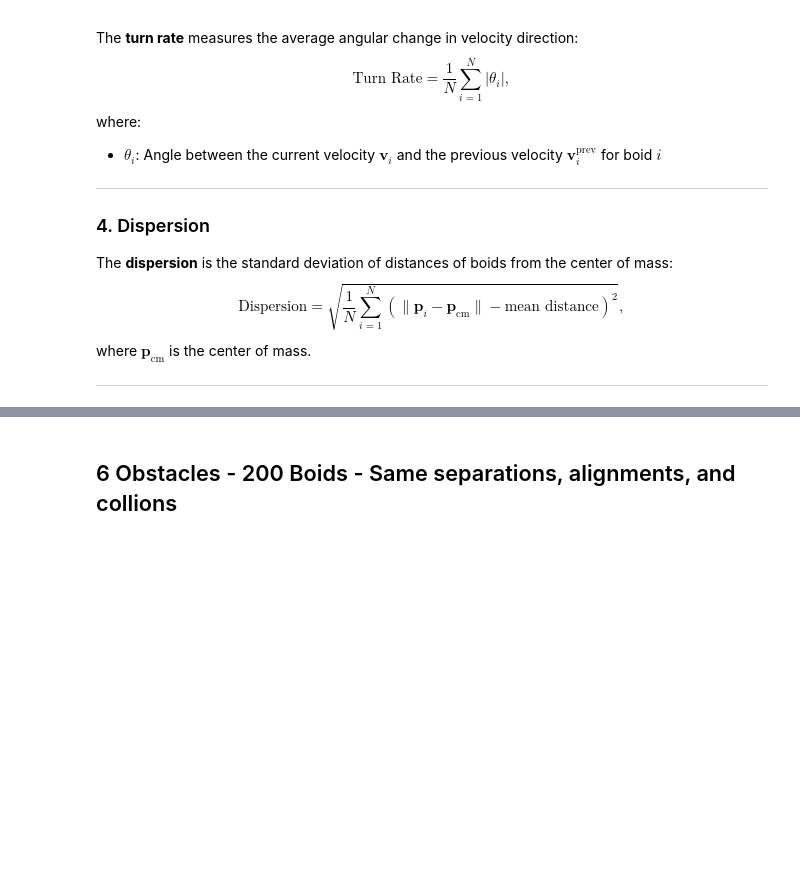
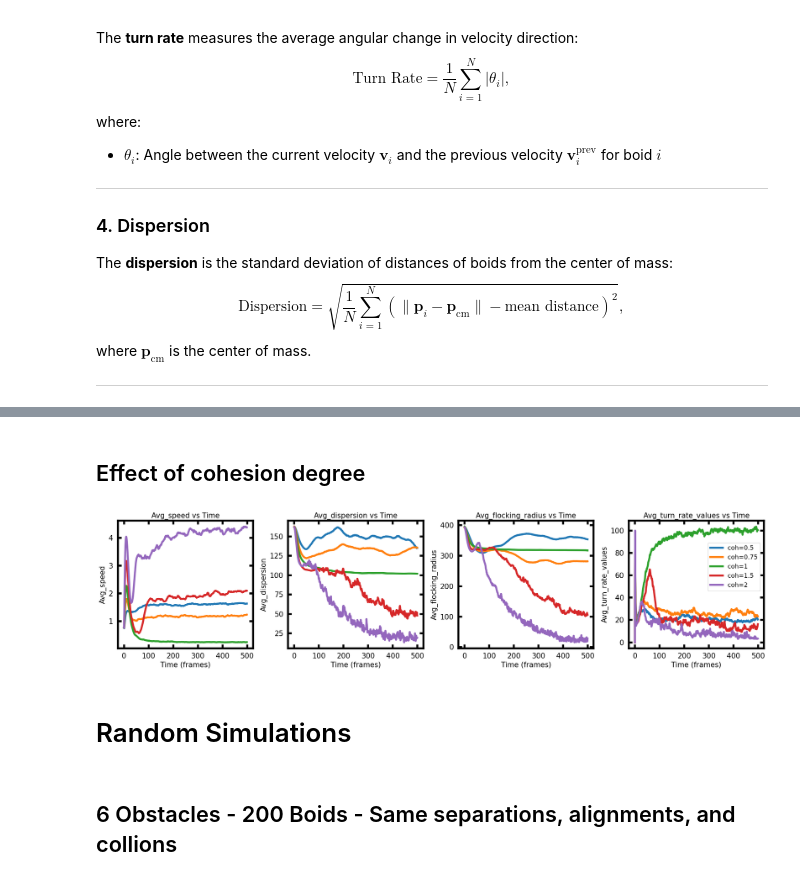
Before and after one commit to ChuongQuoc1413017/Boids_Simulation, a Jupyter notebook: Boids_Simulation-Final Version.ipynb, the cells around one changed output, grey strips where cells are left out. Drawn from its saved outputs; the diff is of its cells as text; code cells hidden in the pictures; blank space fills up the shorter version.

```diff
--- a/Boids_Simulation-Final Version.ipynb
+++ b/Boids_Simulation-Final Version.ipynb
@@ -951,0 +1061,51 @@ if __name__ == "__main__":
+# %% [markdown]
+## Effect of cohesion degree
+# %%
+SEPARATION = 1 # The degree to which Boids try to maintain distance from one another
+ALIGNMENT = 1 # The degree to which Boids try to align themselves with the average direction of nearby Boids
+COHESIONS = [0.5, 0.75, 1, 1.5, 2]  # The degree to which Boids try to move towards the average position of nearby Boids
+# %%
+if __name__ == "__main__":
+    data_cohesion = []
+    for value in COHESIONS:
+        COHESION = value
+        # Running the Monte Carlo simulation
+        sim = Simulation(NUM_BOIDS, NUM_OBSTACLES, NUM_ITERATIONS)
+        df = sim.run_monte_carlo_series(num_trials = NUM_TRIALS)  # Adjust the number of trials as needed
+        df.to_csv("data_cohesion_"+str(value)+".csv")
+        data_cohesion.append(df)
+# %%
+SIZE = 15
+plt.rc('font', size=SIZE)          # controls default text sizes
+plt.rc('axes', titlesize=SIZE)     # fontsize of the axes title
+plt.rc('axes', labelsize=SIZE)    # fontsize of the x and y labels
+plt.rc('xtick', labelsize=SIZE)    # fontsize of the tick labels
+plt.rc('ytick', labelsize=SIZE)    # fontsize of the tick labels
+plt.rc('legend', fontsize=SIZE)    # legend fontsize
+plt.rc('figure', titlesize=SIZE)  # fontsize of the figure title
+
+fig, axes = plt.subplots(1, 4, figsize=(20, 5), linewidth=8)
+for j, value in enumerate(COHESIONS):
+    df = data_cohesion[j]
+    for i, metric in enumerate(["avg_speed", "avg_dispersion", "avg_flocking_radius", "avg_turn_rate_values"]):
+        axes[i].plot(df["mean_"+metric], label="coh="+str(value), linewidth=4)
+        # plt.fill_between(range(len(df["mean_"+metric])),
+        #                  df["mean_"+metric] - df["std_"+metric],
+        #                  df["mean_"+metric] + df["std_"+metric], alpha=0.3)
+        axes[i].set_xlabel("Time (frames)")
+        axes[i].set_ylabel(metric.capitalize())
+        axes[i].tick_params(axis="x", which = 'major', direction="in", length=8, width=4, pad=10)
+        axes[i].tick_params(axis="y", which = 'major', direction="in", length=8, width=4, pad=10)
+        axes[i].tick_params(top=True, right=True)
+        axes[i].set_title(f"{metric.capitalize()} vs Time")
+        for axis in ['top','bottom','left','right']:
+            axes[i].spines[axis].set_linewidth(4)
+            axes[i].spines[axis].set_zorder(0)
+plt.legend(loc=(0.585, 0.45), fontsize=13)
+plt.tight_layout()
+plt.savefig("data_cohesion.png")
+plt.show()
+# %% [output]
+[figure, added]
+# %% [markdown]
+# Random Simulations
```
Also changed, not shown: parts of 20 cells of this notebook.
